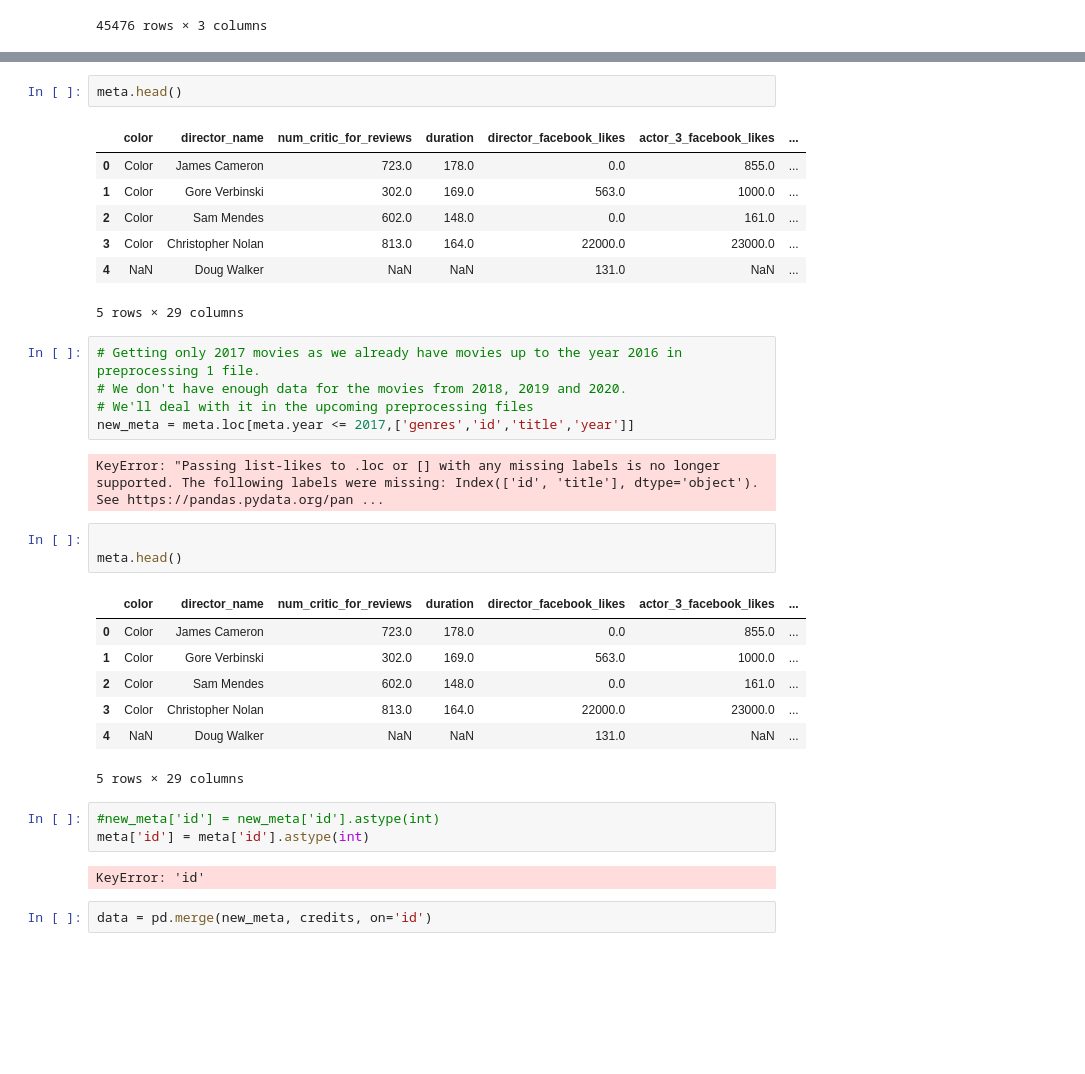
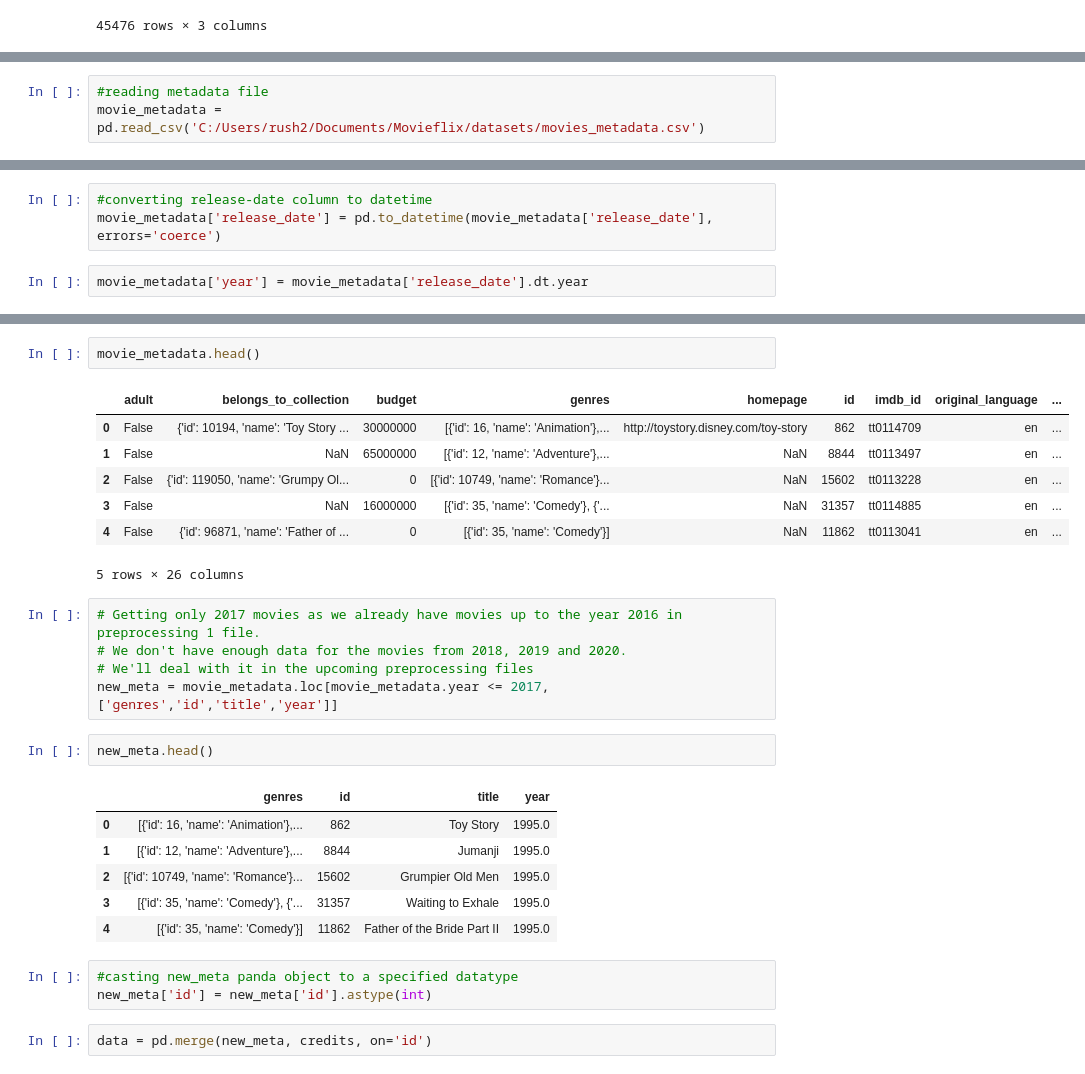
Before and after one commit to nehagupta2103/Microsoft_Engage_2022_Project, a Jupyter notebook: python_notebooks_recommendation_engine/preprocessing 2.ipynb, the cells around one changed output, grey strips where cells are left out. Cells and saved outputs as stored; diff of their text form; blank space fills up the shorter version.

```diff
--- a/python_notebooks_recommendation_engine/preprocessing 2.ipynb
+++ b/python_notebooks_recommendation_engine/preprocessing 2.ipynb
@@ -24 +24,4 @@ meta = pd.read_csv('D:\Microsoft\movie cinema rec\AJAX-Movie-Recommendation-Syst
+# %%
+#reading metadata file
+movie_metadata = pd.read_csv('C:/Users/rush2/Documents/Movieflix/datasets/movies_metadata.csv')
 # %%
@@ -41 +47,6 @@ meta['year'] = meta['title_year'].dt.year
+# %%
+#converting release-date column to datetime
+movie_metadata['release_date'] = pd.to_datetime(movie_metadata['release_date'], errors='coerce')
+# %%
+movie_metadata['year'] = movie_metadata['release_date'].dt.year
 # %%
@@ -46,36 +67,30 @@ Name: year, dtype: int64
 # %%
-meta.head()
+movie_metadata.head()
 # %% [output]
-|  | color | director_name | num_critic_for_reviews | duration | director_facebook_likes | actor_3_facebook_likes | ... |
-| 0 | Color | James Cameron | 723.0 | 178.0 | 0.0 | 855.0 | ... |
-| 1 | Color | Gore Verbinski | 302.0 | 169.0 | 563.0 | 1000.0 | ... |
-| 2 | Color | Sam Mendes | 602.0 | 148.0 | 0.0 | 161.0 | ... |
-| 3 | Color | Christopher Nolan | 813.0 | 164.0 | 22000.0 | 23000.0 | ... |
-| 4 | NaN | Doug Walker | NaN | NaN | 131.0 | NaN | ... |
+|  | adult | belongs_to_collection | budget | genres | homepage | id | imdb_id | original_language | ... |
+| 0 | False | {'id': 10194, 'name': 'Toy Story ... | 30000000 | [{'id': 16, 'name': 'Animation'},... | http://toystory.disney.com/toy-story | 862 | tt0114709 | en | ... |
+| 1 | False | NaN | 65000000 | [{'id': 12, 'name': 'Adventure'},... | NaN | 8844 | tt0113497 | en | ... |
+| 2 | False | {'id': 119050, 'name': 'Grumpy Ol... | 0 | [{'id': 10749, 'name': 'Romance'}... | NaN | 15602 | tt0113228 | en | ... |
+| 3 | False | NaN | 16000000 | [{'id': 35, 'name': 'Comedy'}, {'... | NaN | 31357 | tt0114885 | en | ... |
+| 4 | False | {'id': 96871, 'name': 'Father of ... | 0 | [{'id': 35, 'name': 'Comedy'}] | NaN | 11862 | tt0113041 | en | ... |
-5 rows × 29 columns
+5 rows × 26 columns
 # %%
 # Getting only 2017 movies as we already have movies up to the year 2016 in preprocessing 1 file.
 # We don't have enough data for the movies from 2018, 2019 and 2020.
 # We'll deal with it in the upcoming preprocessing files
-new_meta = meta.loc[meta.year <= 2017,['genres','id','title','year']]
+new_meta = movie_metadata.loc[movie_metadata.year <= 2017,['genres','id','title','year']]
-# %% [output]
-KeyError: "Passing list-likes to .loc or [] with any missing labels is no longer supported. The following labels were missing: Index(['id', 'title'], dtype='object'). See https://pandas.pydata.org/pan ...
-# %%
-
-meta.head()
-# %% [output]
-|  | color | director_name | num_critic_for_reviews | duration | director_facebook_likes | actor_3_facebook_likes | ... |
-| 0 | Color | James Cameron | 723.0 | 178.0 | 0.0 | 855.0 | ... |
-| 1 | Color | Gore Verbinski | 302.0 | 169.0 | 563.0 | 1000.0 | ... |
-| 2 | Color | Sam Mendes | 602.0 | 148.0 | 0.0 | 161.0 | ... |
-| 3 | Color | Christopher Nolan | 813.0 | 164.0 | 22000.0 | 23000.0 | ... |
-| 4 | NaN | Doug Walker | NaN | NaN | 131.0 | NaN | ... |
-5 rows × 29 columns
+# %%
+new_meta.head()
+# %% [output]
+|  | genres | id | title | year |
+| 0 | [{'id': 16, 'name': 'Animation'},... | 862 | Toy Story | 1995.0 |
+| 1 | [{'id': 12, 'name': 'Adventure'},... | 8844 | Jumanji | 1995.0 |
+| 2 | [{'id': 10749, 'name': 'Romance'}... | 15602 | Grumpier Old Men | 1995.0 |
+| 3 | [{'id': 35, 'name': 'Comedy'}, {'... | 31357 | Waiting to Exhale | 1995.0 |
+| 4 | [{'id': 35, 'name': 'Comedy'}] | 11862 | Father of the Bride Part II | 1995.0 |
 # %%
-#new_meta['id'] = new_meta['id'].astype(int)
-meta['id'] = meta['id'].astype(int)
+#casting new_meta panda object to a specified datatype
+new_meta['id'] = new_meta['id'].astype(int)
-# %% [output]
-KeyError: 'id'
 # %%
 data = pd.merge(new_meta, credits, on='id')
 # %%
```
Also changed, not shown: parts of 36 cells of this notebook, 2 other files.
